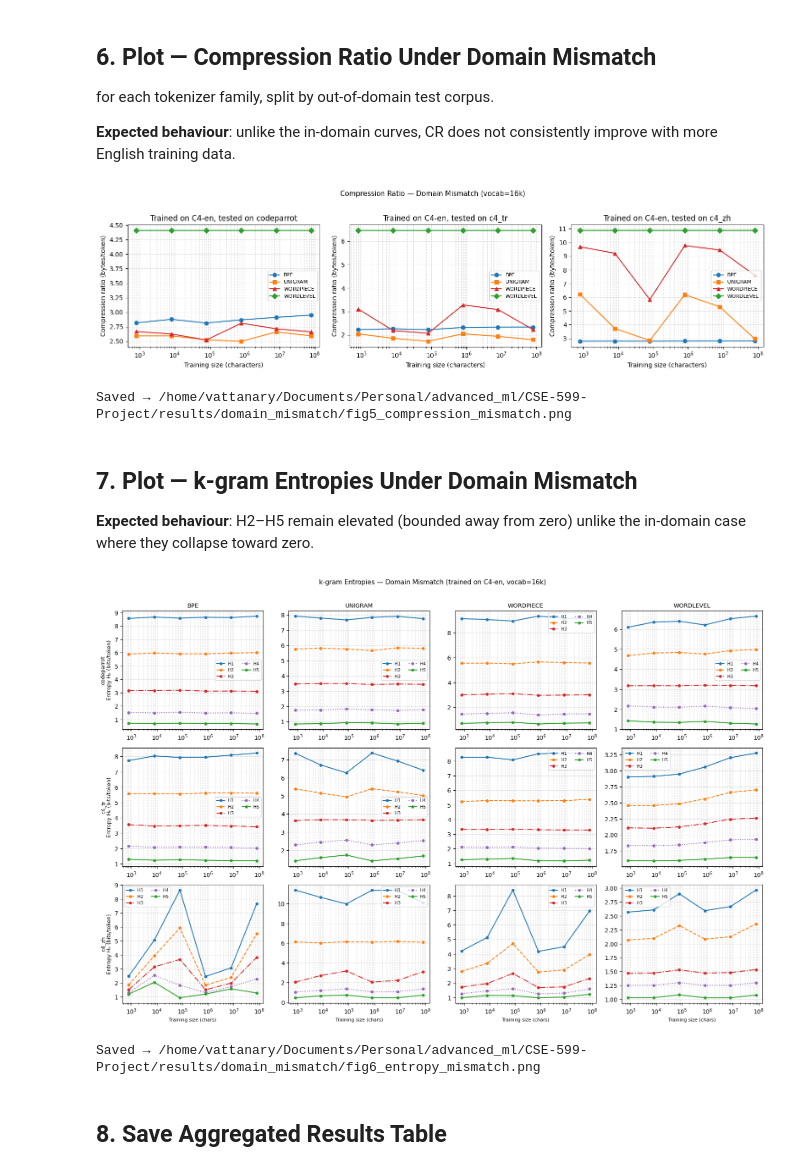
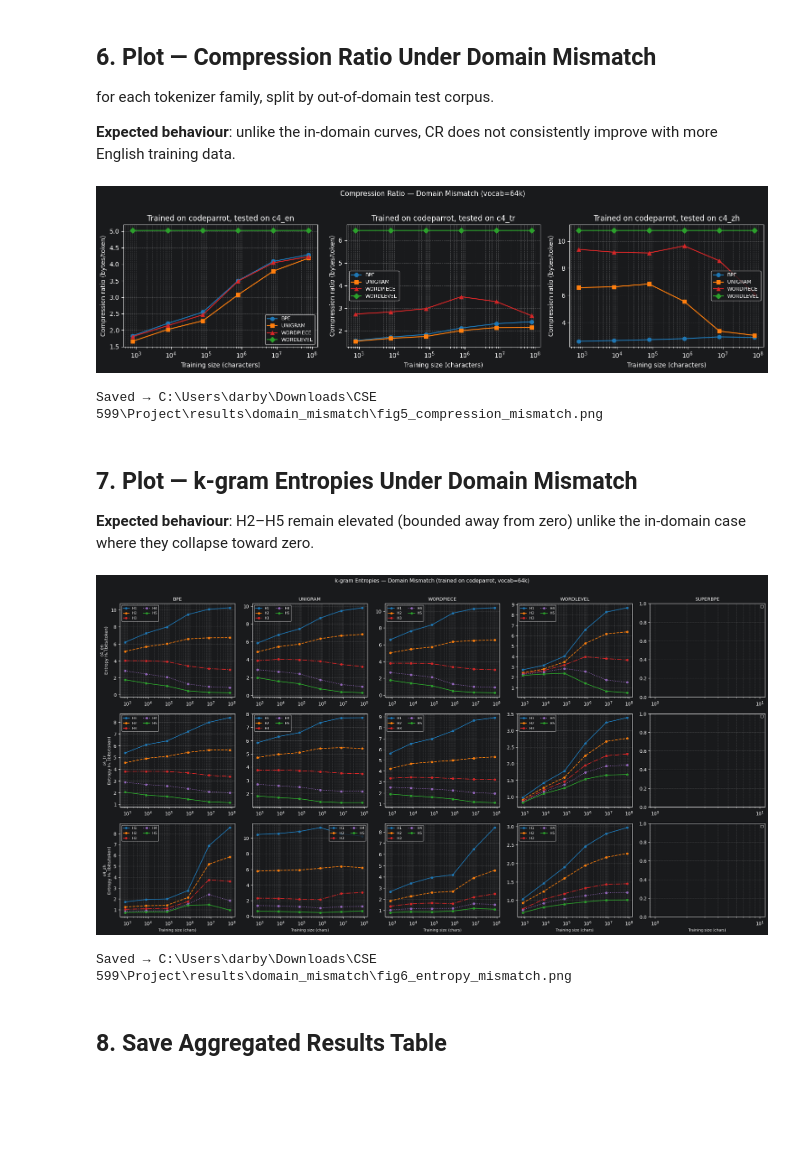
Before and after one commit to darbybrillon/CSE-599-Project, a Jupyter notebook: domain_mismatch.ipynb, the cells around one changed output. Drawn from its saved outputs; the diff is of its cells as text; code cells hidden in the pictures; blank space fills up the shorter version.

```diff
--- a/domain_mismatch.ipynb
+++ b/domain_mismatch.ipynb
@@ -32,14 +32,19 @@ from data import load_preprocessed_dataset, save_dataset_dict
 
 print(f"Project root: {project_root}")
 
-VOCAB_SIZE   = 16_000          # 16k vocabulary
+dataset = "codeparrot"
+datasetgraph = dataset
+if dataset == "c4":
+    datasetgraph = "c4-en"
+
+VOCAB_SIZE   = 64_000          # 16k vocabulary
 TEST_CHARS   = 10_000_000      # Fixed 10M-char test holdout
 TRAIN_SCALES = ["103", "104", "105", "106", "107", "108"]
 FAMILIES     = ["bpe", "unigram", "wordpiece", "wordlevel"]
 
 # Out-of-domain test corpora
 MISMATCH_DOMAINS = {
-    "codeparrot": {"dataset_name": "codeparrot",  "config": None, "chars": 11_000_000},
+    "c4_en": {"dataset_name": "c4",  "config": "en", "chars": 11_000_000},
     "c4_tr":      {"dataset_name": "c4",           "config": "tr", "chars": 11_000_000},
     "c4_zh":      {"dataset_name": "c4",           "config": "zh", "chars": 11_000_000},
 }
@@ -71,7 +133,7 @@ print(f"{'Scale':<8} {'Family':<12} {'Status'}")
 print("-" * 35)
 
 for scale in TRAIN_SCALES:
-    ckpt_dir = ckpt_root / f"huggingface_tokenizers_{VOCAB_SIZE // 1000}k_c4_{scale}"
+    ckpt_dir = ckpt_root / f"{dataset}/huggingface_tokenizers_{VOCAB_SIZE}_{dataset}_{scale}"
     for family in FAMILIES:
         path = ckpt_dir / f"{family}.json"
         status = "✓" if path.exists() else "✗ MISSING"
@@ -228,7 +335,7 @@ Aggregate all JSON outputs into a single DataFrame for plotting.
 # %%
 import pandas as pd
 
-ARCHIVE_DATA = project_root / "data/c4-20260603T050249Z-3-001/c4"
+ARCHIVE_DATA = project_root / rf"data/{dataset}-20260603T050249Z-3-001/{dataset}"
 SCALE_TOTAL_CHARS = {
     "103": 1_000,
     "104": 10_000,
@@ -239,11 +346,12 @@ SCALE_TOTAL_CHARS = {
 }
 TRAIN_CHAR_FRACTION = 0.8
 
+FAMILIES     = ["bpe", "unigram", "wordpiece", "wordlevel", "superbpe"]
 
 def train_chars_for_scale(scale: str) -> int:
     for train_path in (
-        ARCHIVE_DATA / f"c4_{scale}" / "train.jsonl",
-        project_root / f"data/c4_{scale}" / "train.jsonl",
+        ARCHIVE_DATA / f"{dataset}_{scale}" / "train.jsonl",
+        project_root / f"data/{dataset}_{scale}" / "train.jsonl",
     ):
         if train_path.is_file():
             return sum(len(json.loads(line)["text"]) for line in train_path.open(encoding="utf-8"))
@@ -299,6 +407,7 @@ FAMILY_STYLE = {
     "unigram":   {"color": "tab:orange", "marker": "s"},
     "wordpiece": {"color": "tab:red",    "marker": "^"},
     "wordlevel": {"color": "tab:green",  "marker": "D"},
+    "superbpe": {"color": "tab:purple",  "marker": "+"},
 }
 
 domains_to_plot = [d for d in MISMATCH_DOMAINS if d in df["domain"].unique()]
@@ -310,7 +419,6 @@ else:
                              sharey=False)
     if len(domains_to_plot) == 1:
         axes = [axes]
-
     for ax, domain in zip(axes, domains_to_plot):
         sub = df[df["domain"] == domain].sort_values("train_chars")
         for family, style in FAMILY_STYLE.items():
@@ -324,7 +432,7 @@ else:
         ax.set_xscale("log")
         ax.set_xlabel("Training size (characters)")
         ax.set_ylabel("Compression ratio (bytes/token)")
-        ax.set_title(f"Trained on C4-en, tested on {domain}")
+        ax.set_title(f"Trained on {datasetgraph}, tested on {domain}")
         ax.legend(fontsize=8)
         ax.grid(True, which="both", ls="--", alpha=0.4)
 
@@ -334,11 +442,13 @@ else:
     )
     plt.tight_layout()
     plt.savefig(results_dir / "fig5_compression_mismatch.png", dpi=150, bbox_inches="tight")
+
+
     plt.show()
     print(f"Saved → {results_dir / 'fig5_compression_mismatch.png'}")
 # %% [output]
-[figure, old version]
+[figure, new version]
-Saved → /home/vattanary/Documents/Personal/advanced_ml/CSE-599-Project/results/domain_mismatch/fig5_compression_mismatch.png
+Saved → C:\Users\darby\Downloads\CSE 599\Project\results\domain_mismatch\fig5_compression_mismatch.png
 # %% [markdown]
 ## 7. Plot — k-gram Entropies Under Domain Mismatch
 
@@ -371,36 +481,36 @@ if domains_to_plot:
         sub = df[df["domain"] == domain].sort_values("train_chars")
         for col_idx, family in enumerate(FAMILIES):
             ax = axes[row_idx][col_idx]
             fam = sub[sub["family"] == family]
             for order, style in ORDER_STYLE.items():
                 col = f"entropy_{order}"
                 if col not in fam.columns or fam[col].isna().all():
                     continue
                 ax.plot(
                     fam["train_chars"], fam[col],
                     label=order, marker="o", markersize=4, **style,
                 )
             ax.set_xscale("log")
             if col_idx == 0:
                 ax.set_ylabel(f"{domain}\nEntropy Hₖ (bits/token)", fontsize=9)
             if row_idx == 0:
                 ax.set_title(family.upper(), fontsize=10)
             if row_idx == n_domains - 1:
                 ax.set_xlabel("Training size (chars)", fontsize=8)
             ax.legend(fontsize=7, ncol=2)
             ax.grid(True, which="both", ls="--", alpha=0.4)
 
     plt.suptitle(
-        f"k-gram Entropies — Domain Mismatch (trained on C4-en, vocab={VOCAB_SIZE//1000}k)",
+        f"k-gram Entropies — Domain Mismatch (trained on {datasetgraph}, vocab={VOCAB_SIZE//1000}k)",
         fontsize=11, y=1.01,
     )
     plt.tight_layout()
     plt.savefig(results_dir / "fig6_entropy_mismatch.png", dpi=150, bbox_inches="tight")
     plt.show()
     print(f"Saved → {results_dir / 'fig6_entropy_mismatch.png'}")
 # %% [output]
-[figure, old version]
+[figure, new version]
-Saved → /home/vattanary/Documents/Personal/advanced_ml/CSE-599-Project/results/domain_mismatch/fig6_entropy_mismatch.png
+Saved → C:\Users\darby\Downloads\CSE 599\Project\results\domain_mismatch\fig6_entropy_mismatch.png
 # %% [markdown]
 ## 8. Save Aggregated Results Table
 # %%
```
Also changed, not shown: parts of 6 cells of this notebook, 3 other files.
